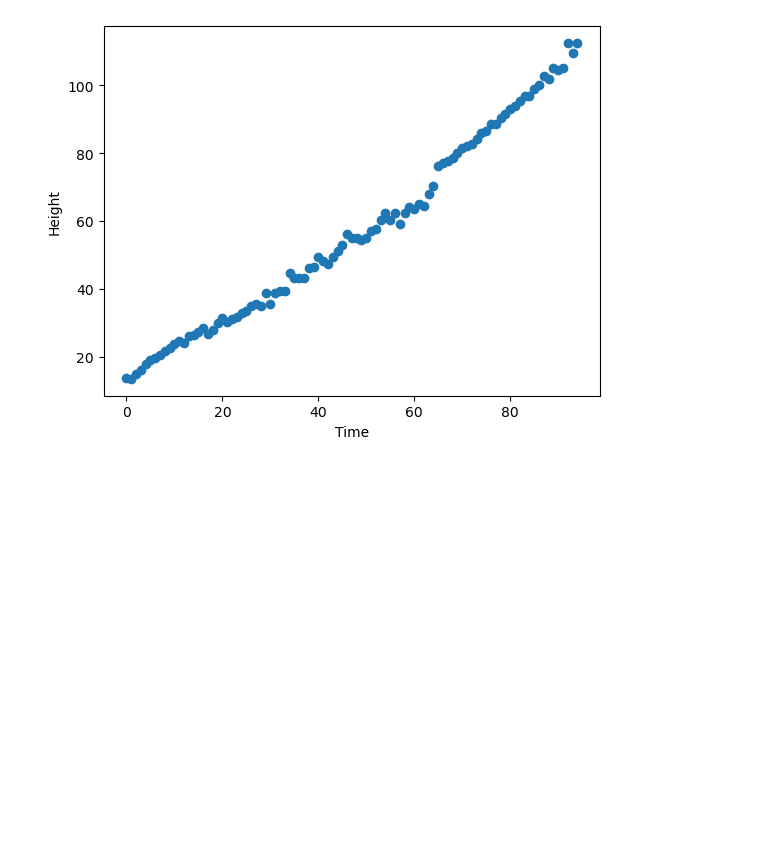
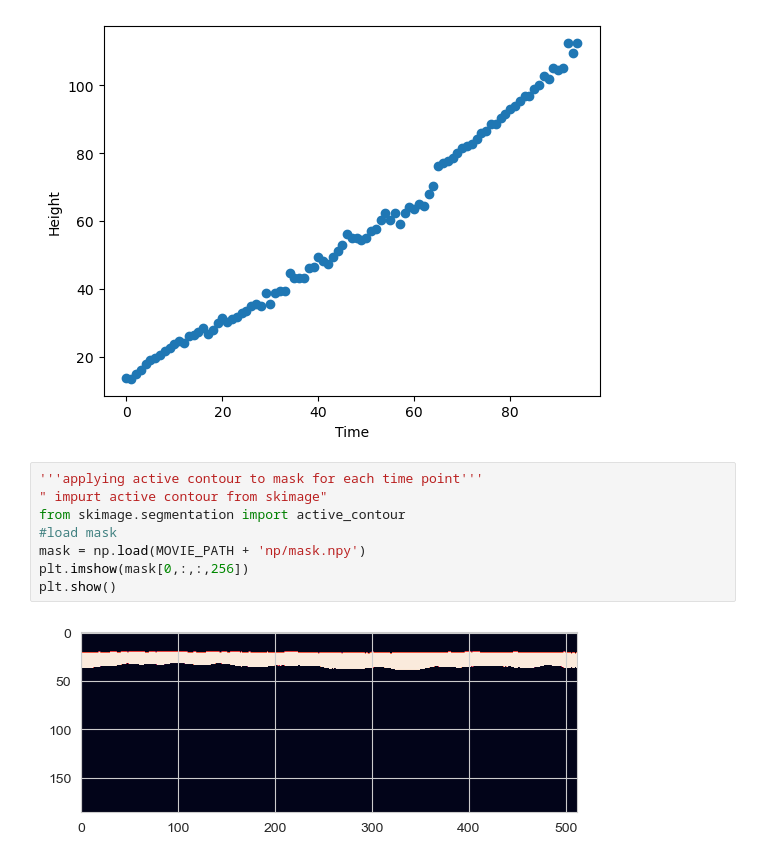
Before and after one commit to amityu/gel_sheets, a Jupyter notebook: preprocessing_note.ipynb, the cells around one changed output. Cells and saved outputs as stored; diff of their text form; blank space fills up the shorter version.

```diff
--- a/preprocessing_note.ipynb
+++ b/preprocessing_note.ipynb
@@ -196,3 +180,13 @@ plt.show()
 [figure]
 [figure]
 [figure]
+# %%
+'''applying active contour to mask for each time point'''
+" impurt active contour from skimage"
+from skimage.segmentation import active_contour
+#load mask
+mask = np.load(MOVIE_PATH + 'np/mask.npy')
+plt.imshow(mask[0,:,:,256])
+plt.show()
+# %% [output]
+[figure, added]
```
Also changed, not shown: parts of 6 cells of this notebook, 2 other files.
